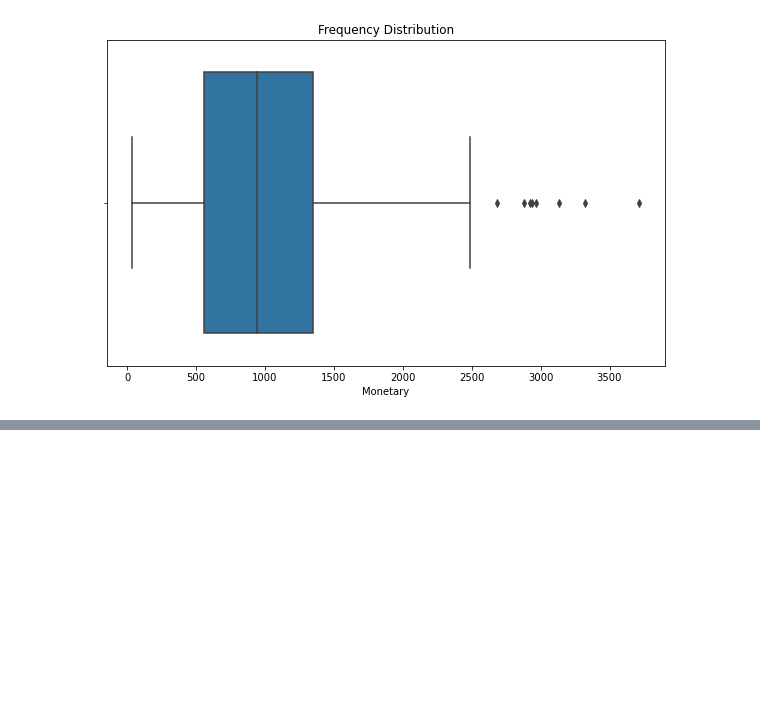
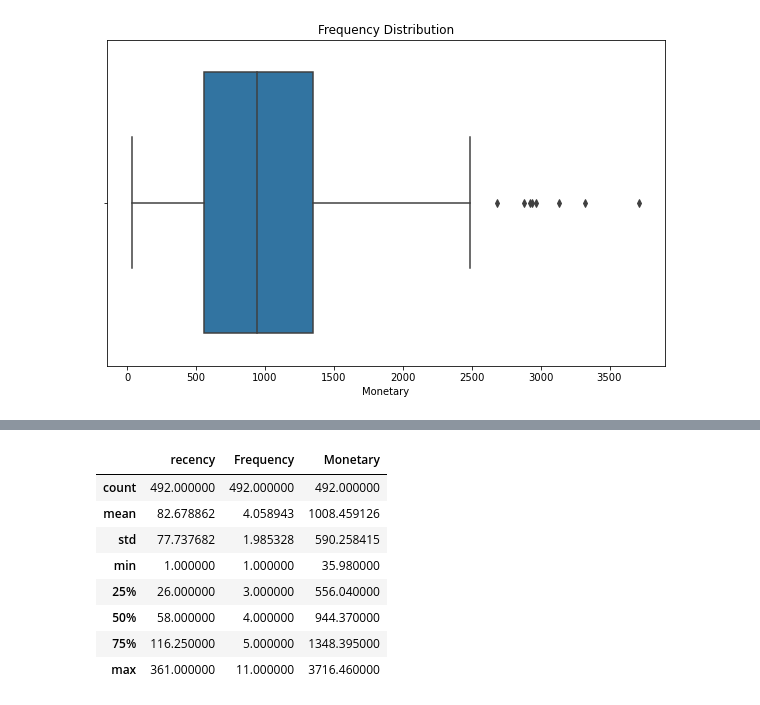
Before and after one commit to Sodiqlef/Customer-Transaction-Analysis, a Jupyter notebook: Kmeans-modeling.ipynb, the cells around one changed output, grey strips where cells are left out. Cells and saved outputs as stored; diff of their text form; code cells hidden in the pictures; blank space fills up the shorter version.

```diff
--- a/Kmeans-modeling.ipynb
+++ b/Kmeans-modeling.ipynb
@@ -356,0 +371,12 @@ plt.show()
+# %%
+rfm.describe()
+# %% [output]
+|  | recency | Frequency | Monetary |
+| count | 492.000000 | 492.000000 | 492.000000 |
+| mean | 82.678862 | 4.058943 | 1008.459126 |
+| std | 77.737682 | 1.985328 | 590.258415 |
+| min | 1.000000 | 1.000000 | 35.980000 |
+| 25% | 26.000000 | 3.000000 | 556.040000 |
+| 50% | 58.000000 | 4.000000 | 944.370000 |
+| 75% | 116.250000 | 5.000000 | 1348.395000 |
+| max | 361.000000 | 11.000000 | 3716.460000 |
```
Also changed, not shown: parts of 2 cells of this notebook.
